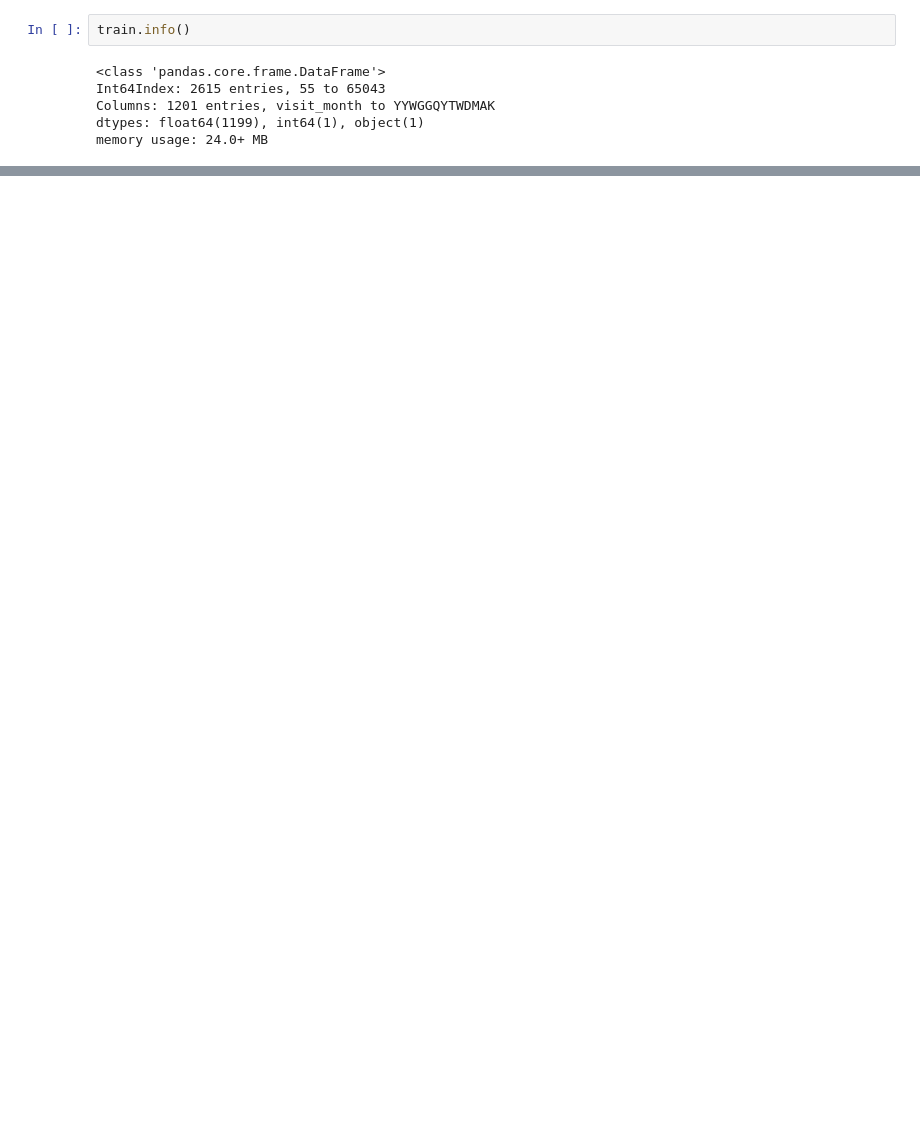
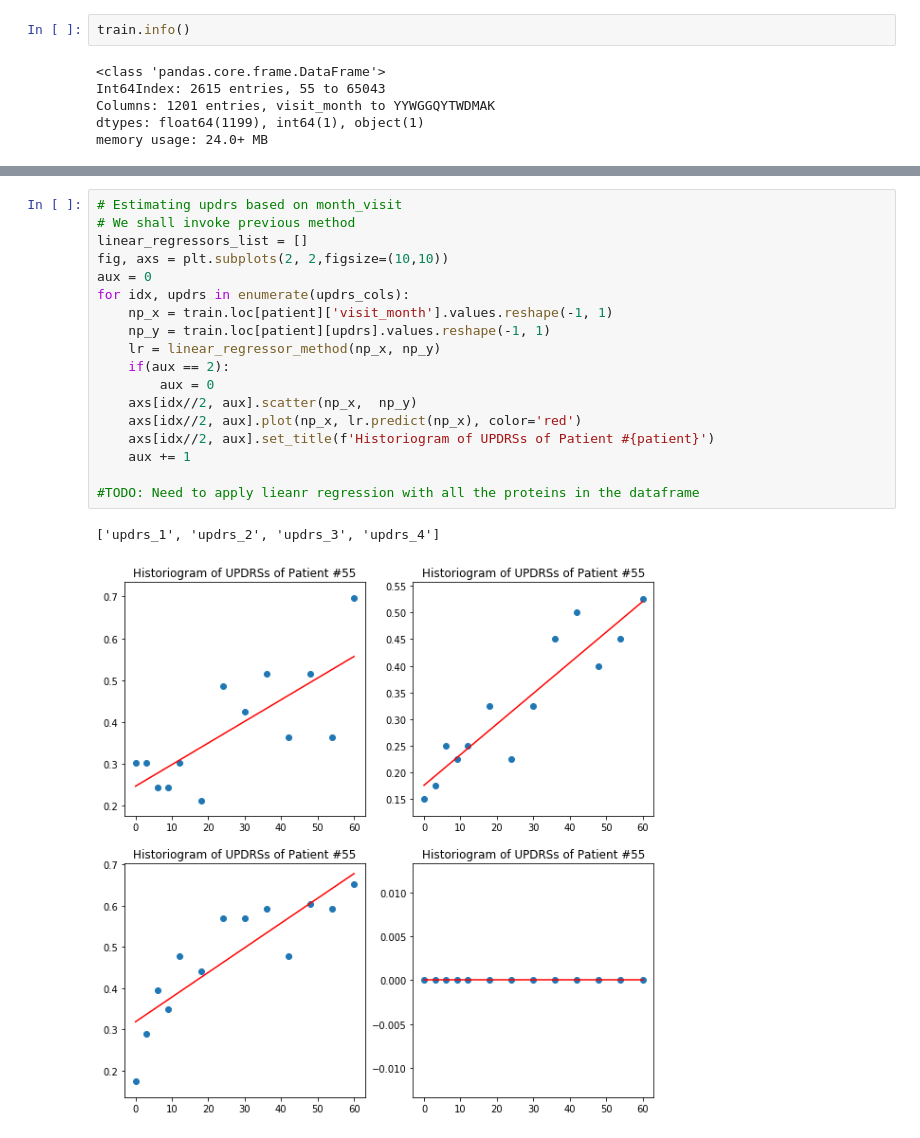
Before and after one commit to carloscastmar/Parkinson-s-Disease-Progression-Prediction, a Jupyter notebook: eda.ipynb, the cells around one changed output, grey strips where cells are left out. Drawn from its saved outputs; the diff is of its cells as text; blank space fills up the shorter version.

```diff
--- a/eda.ipynb
+++ b/eda.ipynb
@@ -116,0 +178,21 @@ memory usage: 24.0+ MB
+# %%
+# Estimating updrs based on month_visit
+# We shall invoke previous method
+linear_regressors_list = []
+fig, axs = plt.subplots(2, 2,figsize=(10,10))
+aux = 0
+for idx, updrs in enumerate(updrs_cols):
+    np_x = train.loc[patient]['visit_month'].values.reshape(-1, 1)
+    np_y = train.loc[patient][updrs].values.reshape(-1, 1)
+    lr = linear_regressor_method(np_x, np_y)
+    if(aux == 2):
+        aux = 0
+    axs[idx//2, aux].scatter(np_x,  np_y)
+    axs[idx//2, aux].plot(np_x, lr.predict(np_x), color='red')
+    axs[idx//2, aux].set_title(f'Historiogram of UPDRSs of Patient #{patient}')
+    aux += 1
+
+#TODO: Need to apply lieanr regression with all the proteins in the dataframe
+# %% [output]
+['updrs_1', 'updrs_2', 'updrs_3', 'updrs_4']
+[figure, added]
```
Also changed, not shown: parts of 9 cells of this notebook, 1 other file.
